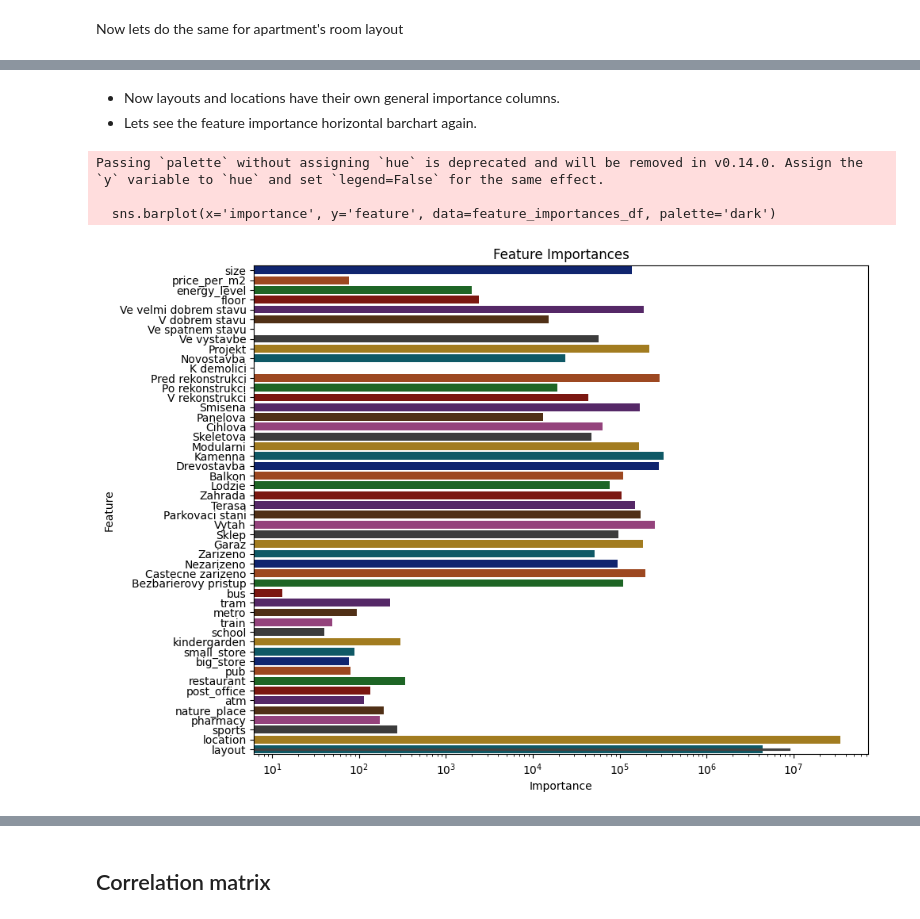
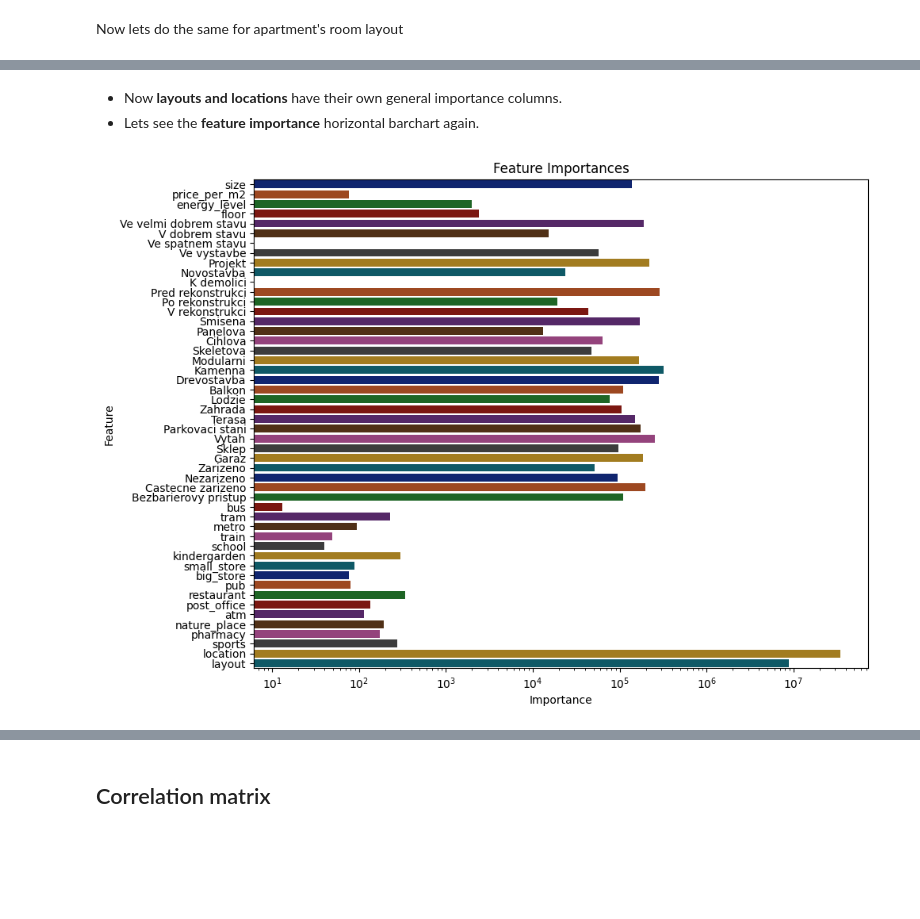
Before and after one commit to kvecko121/eZnalec_python_ML, a Jupyter notebook: eZnalec.ipynb, the cells around one changed output, grey strips where cells are left out. Saved outputs shown, nothing was run; the diff lists cells and outputs as text; code cells hidden in the pictures; blank space fills up the shorter version.

```diff
--- a/eZnalec.ipynb
+++ b/eZnalec.ipynb
@@ -386,18 +372,15 @@ feature_importances_df
 # %% [markdown]
-- Now layouts and locations have their own general importance columns.
-- Lets see the feature importance horizontal barchart again.
+- Now **layouts and locations** have their own general importance columns.
+- Lets see the **feature importance** horizontal barchart again.
 # %%
 plt.figure(figsize=(10, 8))
-sns.barplot(x='importance', y='feature', data=feature_importances_df, palette='dark')
+sns.barplot(x='importance', y='feature', hue='feature', data=feature_importances_df, palette='dark', dodge=False, legend=False)
 
 plt.xscale('log')
 
 plt.title('Feature Importances')
 plt.xlabel('Importance')
 plt.ylabel('Feature')
 plt.show()
 # %% [output]
-Passing `palette` without assigning `hue` is deprecated and will be removed in v0.14.0. Assign the `y` variable to `hue` and set `legend=False` for the same effect.
-
-  sns.barplot(x='importance', y='feature', data=feature_importances_df, palette='dark')
-[figure, old version]
+[figure, new version]
```
Also changed, not shown: parts of 10 cells of this notebook.
